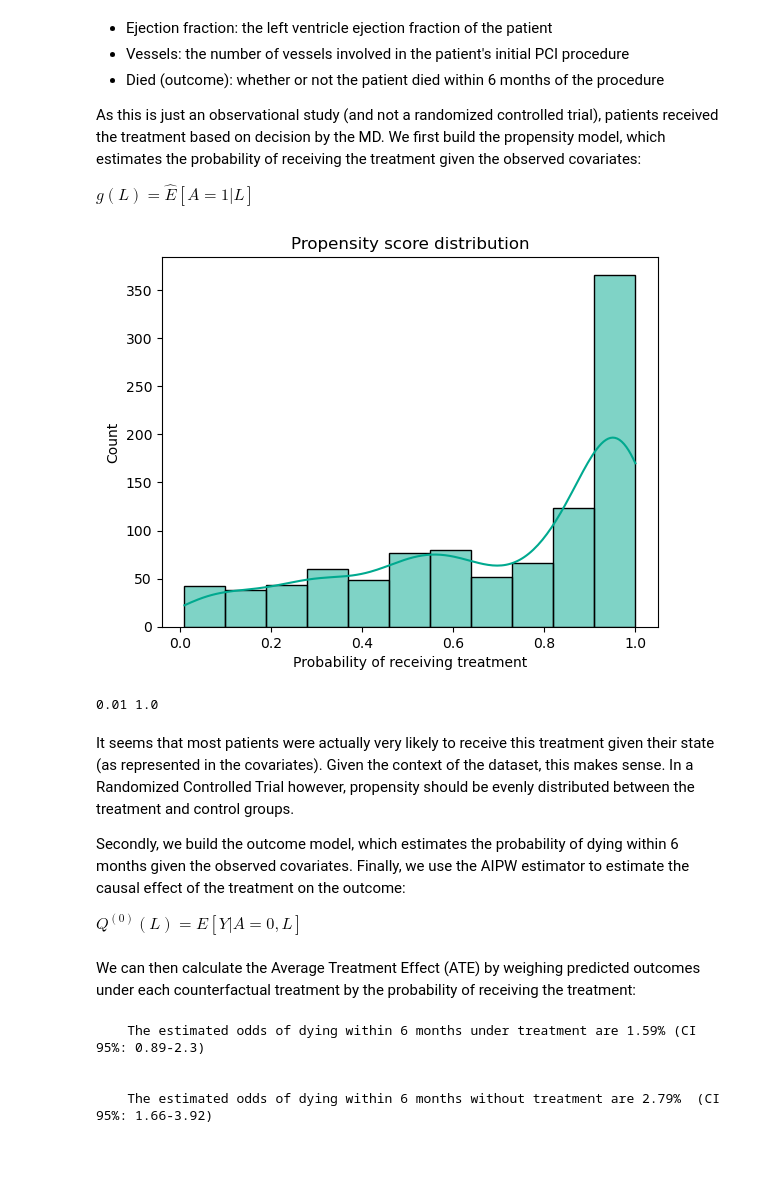
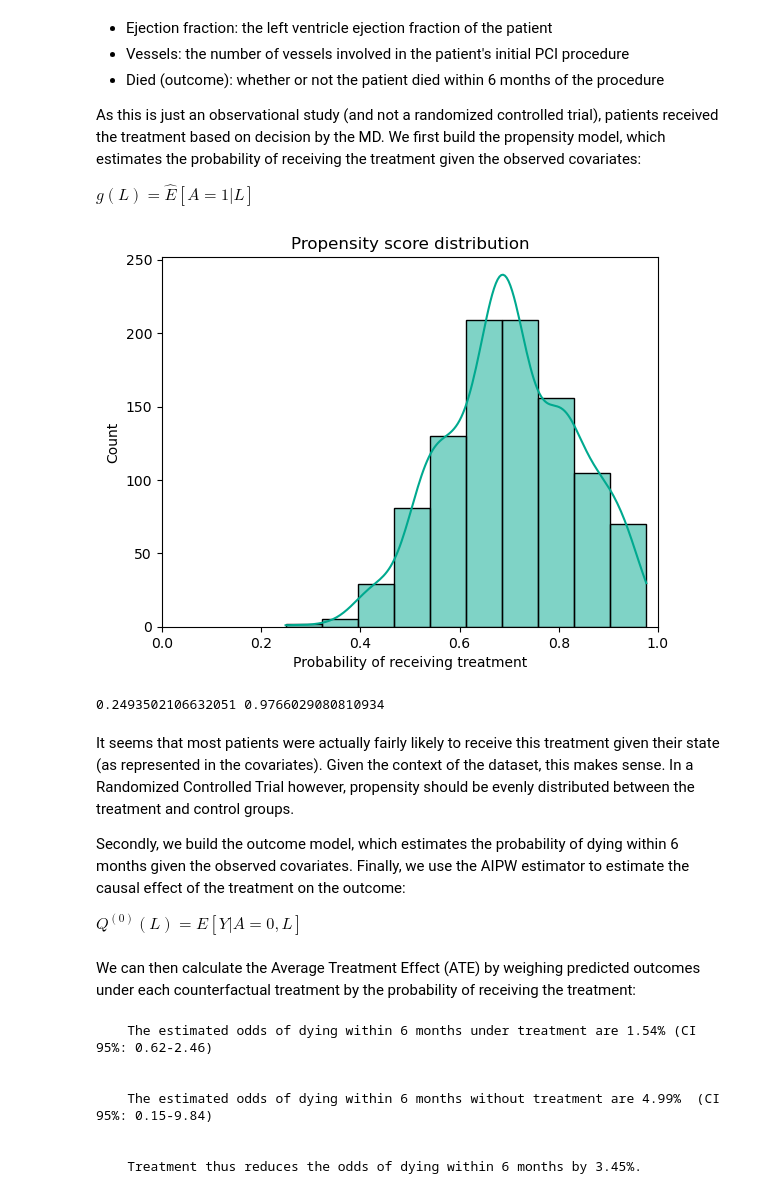
Before and after one commit to stefftaelman/causality-101, a Jupyter notebook: how.ipynb, the cells around one changed output. Drawn from its saved outputs; the diff is of its cells as text; code cells hidden in the pictures; blank space fills up the shorter version.

```diff
--- a/how.ipynb
+++ b/how.ipynb
@@ -139,28 +138,29 @@ $g(L) = \hat{E}[A=1|L]$
 # %%
 # set key variables
 A = data['PCI care'] # exposure A
 Y = data['Died'] # outcome Y
 L = data.loc[
     :,
     ['Stent', 'Height', 'Female', 'Diabetic', 'Myocardial infarction', 'Ejection fraction', 'Vessels']
     ] # covariates L
 
-# odds of receiving treatment Ê[A|L]
-g = RandomForestClassifier(random_state=42)
+# odds of receiving treatment Ê[A|L] (for simplicity, we use a logistic regression model, but you can use any model)
+g = LogisticRegression(random_state=42)
 g.fit(L, A)
 treatment_propensity = g.predict_proba(L)[:, 1]
-ax = sb.histplot(treatment_propensity, kde=True, color="#00A98F")
+ax = sb.histplot(treatment_propensity, kde=True, color="#00A98F", bins=10)
 ax.set(
     xlabel='Probability of receiving treatment',
     title='Propensity score distribution'
     )
+ax.set_xlim(0, 1)
 plt.show()
 print(min(treatment_propensity), max(treatment_propensity))
 # %% [output]
-[figure, old version]
+[figure, new version]
-0.01 1.0
+0.2493502106632051 0.9766029080810934
 # %% [markdown]
-It seems that most patients were actually very likely to receive this treatment given their state (as represented in the covariates). Given the context of the dataset, this makes sense. In a Randomized Controlled Trial however, propensity should be evenly distributed between the treatment and control groups.
+It seems that most patients were actually fairly likely to receive this treatment given their state (as represented in the covariates). Given the context of the dataset, this makes sense. In a Randomized Controlled Trial however, propensity should be evenly distributed between the treatment and control groups.
 
 Secondly, we build the outcome model, which estimates the probability of dying within 6 months given the observed covariates. Finally, we use the AIPW estimator to estimate the causal effect of the treatment on the outcome:
 
@@ -213,8 +213,16 @@ print(
     The estimated odds of dying within 6 months without treatment are {}%  (CI 95%: {}-{})
     """.format(round(EY0, 4) * 100, round(ci_low_EY0, 4) * 100, round(ci_high_EY0, 4) * 100),
     )
+print(
+    """
+    Treatment thus reduces the odds of dying within 6 months by {}%.
+    """.format(-round(EY1-EY0, 4) * 100)
+    )
 # %% [output]
-    The estimated odds of dying within 6 months under treatment are 1.59% (CI 95%: 0.89-2.3)
+    The estimated odds of dying within 6 months under treatment are 1.54% (CI 95%: 0.62-2.46)
 
 
-    The estimated odds of dying within 6 months without treatment are 2.79%  (CI 95%: 1.66-3.92)
+    The estimated odds of dying within 6 months without treatment are 4.99%  (CI 95%: 0.15-9.84)
+
+
+    Treatment thus reduces the odds of dying within 6 months by 3.45%.
```
Also changed, not shown: parts of 4 cells of this notebook, 1 other file.
